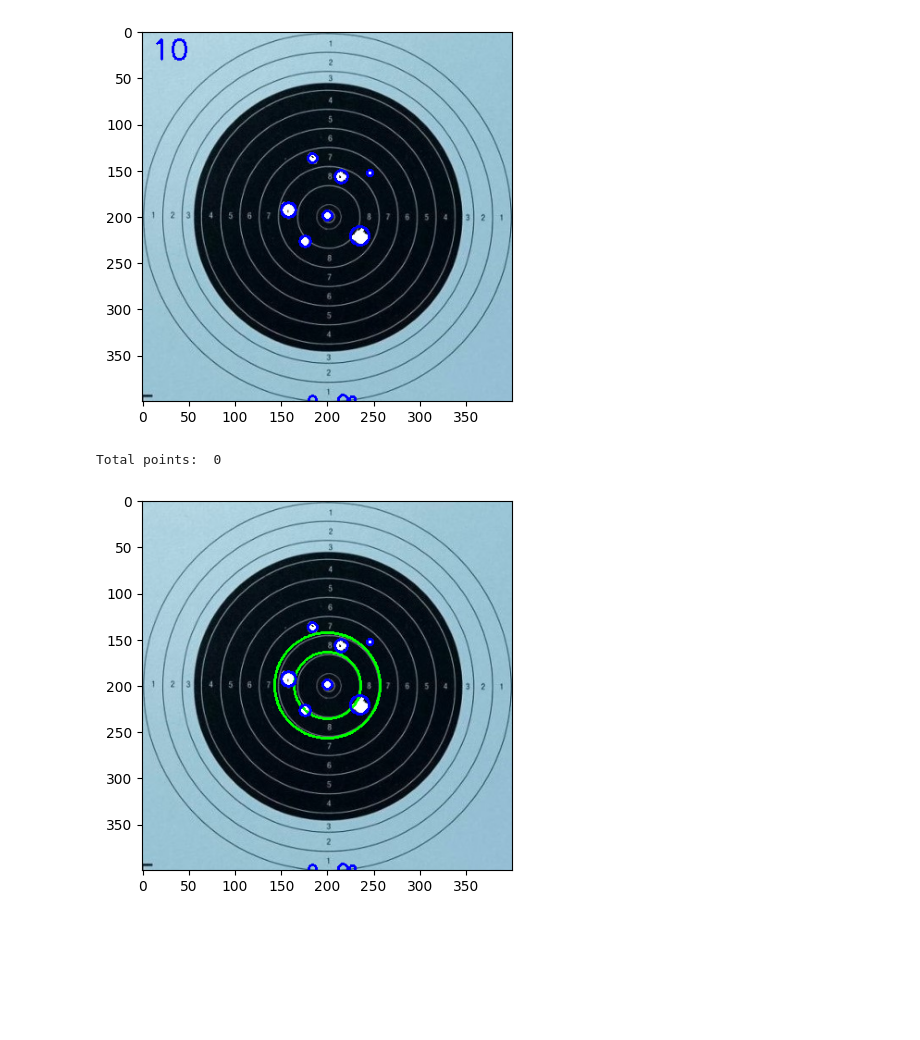
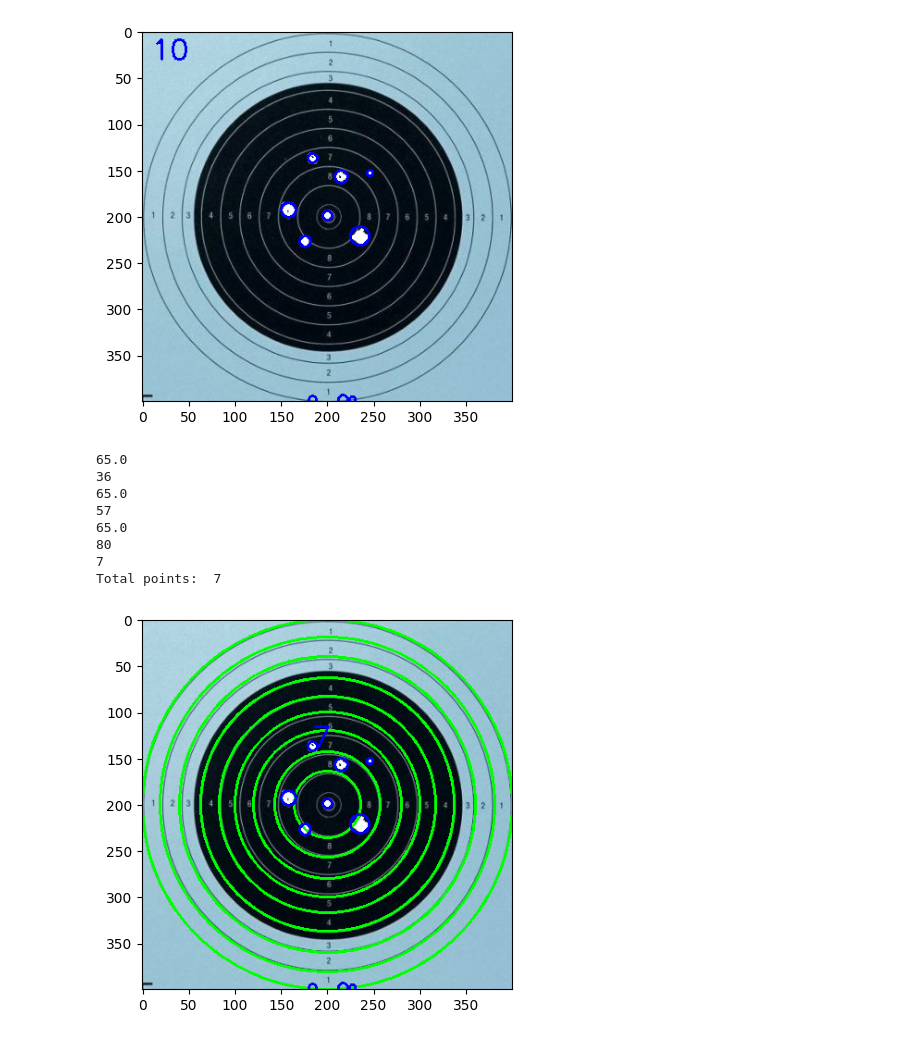
Before and after one commit to d4nm0/RiffleTargetCount, a Jupyter notebook: test.ipynb, the cells around one changed output. Saved outputs shown, nothing was run; the diff lists cells and outputs as text; code cells hidden in the pictures; blank space fills up the shorter version.

```diff
--- a/test.ipynb
+++ b/test.ipynb
@@ -241,7 +241,14 @@ points = 0
 # Définir les centres et les rayons des cercles de points
 circles = {
     "9": ((width // 2, height // 2), width // 11),
-    "8": ((width // 2, height // 2), width // 7)
+    "8": ((width // 2, height // 2), width // 7),
+    "7": ((width // 2, height // 2), width // 5),
+    "6": ((width // 2, height // 2), width // 4),
+    "5": ((width // 2, height // 2), width // 3.4),
+    "4": ((width // 2, height // 2), width // 2.9),
+    "3": ((width // 2, height // 2), width // 2.5),
+    "2": ((width // 2, height // 2), width // 2.2),
+    "1": ((width // 2, height // 2), width // 2),
     # "7": ((width // 4, height // 4), width // 8),
     # "5": ((3 * width // 4, 3 * height // 4), width // 8)
 }
@@ -255,6 +262,7 @@ circles = {
 
 
 for _, (center, radius) in circles.items():
+    radius = int(radius)
     cv2.circle(after_image, center, radius, (0,255,0), 2)
 
 
@@ -263,32 +271,42 @@ for c in contours:
     (x, y, w, h)= cv2.boundingRect(c)
     cv2.circle(after_image, (x + w // 2, y + h // 2), w // 2, (0, 0, 255), 2)
 
 # Vérifier dans quel cercle se trouve l'impact
 for name, (center, radius) in circles.items():
     distance = cv2.norm(center, (x + w // 2, y + h // 2))
+    print(distance)
+    print(radius)
     if distance < radius:
         points += int(name)
+        print(points)
         # Ajouter le nombre de points de l'impact dans l'image
         cv2.putText(after_image, name, (x + w // 2, y + h // 2), cv2.FONT_HERSHEY_SIMPLEX, 1, (0, 0, 255), 2)
         break
 
 # # Vérifier dans quel cercle se trouve l'impact
 # for name, (center, radius) in circles.items():
 #     distance = cv2.norm(center, (x + w // 2, y + h // 2))
 #     if distance < radius:
 #         points += int(name)
 #         # Ajouter le nombre de points de l'impact dans l'image
 #         cv2.putText(after_image, name, (x + w // 2, y + h // 2), cv2.FONT_HERSHEY_SIMPLEX, 1, (0, 0, 255), 2)
 #         break
 
 print("Total points: ", points)
 
 cv2.imshow("Nombre d'impact de balles : "+ str(points), after_image)
 cv2.waitKey(0)
 cv2.destroyAllWindows()
 
 plt.imshow(after_image)
 plt.show()
 # %% [output]
-Total points:  0
+65.0
+36
+65.0
+57
+65.0
+80
+7
+Total points:  7
-[figure, old version]
+[figure, new version]
```
